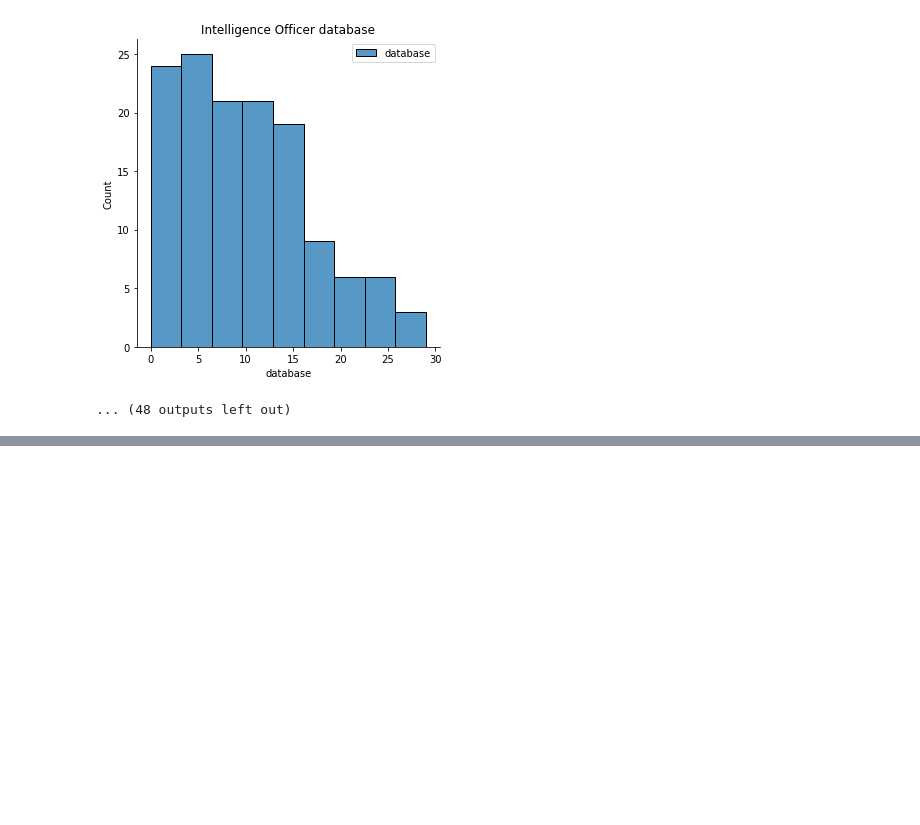
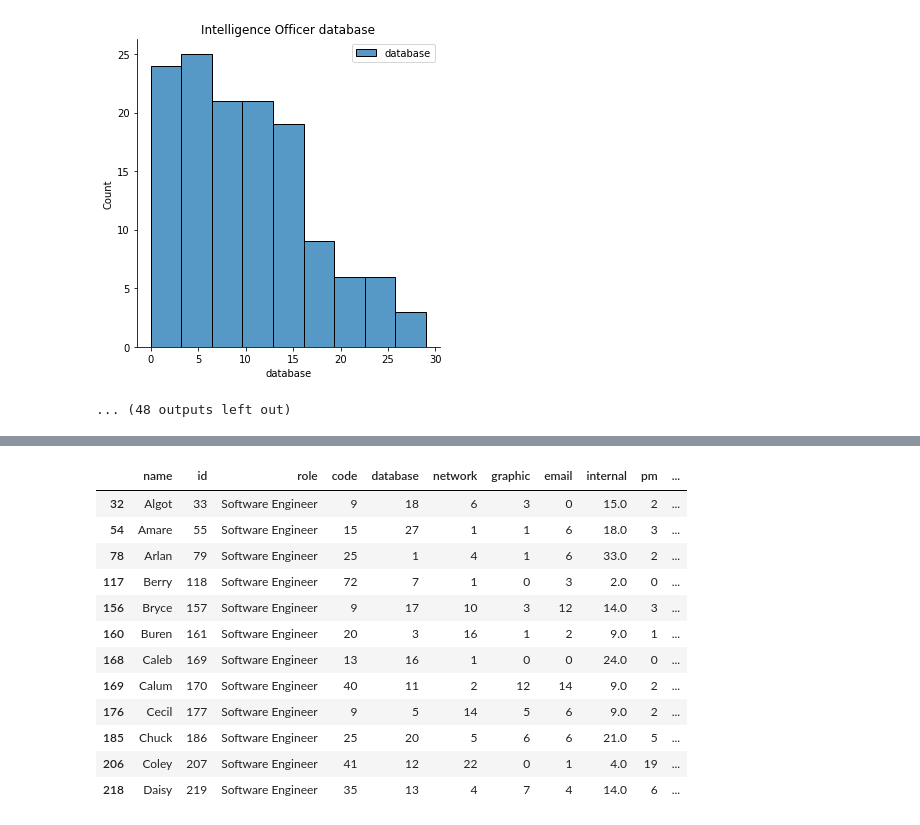
Before and after one commit to Nate8888/TigerGraphHack, a Jupyter notebook: Insider_Threat_Anomaly_Detection.ipynb, the cells around one changed output, grey strips where cells are left out. Cells and saved outputs as stored; diff of their text form; code cells hidden in the pictures; blank space fills up the shorter version.

```diff
--- a/Insider_Threat_Anomaly_Detection.ipynb
+++ b/Insider_Threat_Anomaly_Detection.ipynb
@@ -51,0 +120,16 @@ for role in df.role.unique():
+# %%
+df_se[df_se.anomaly == -1]
+# %% [output]
+|  | name | id | role | code | database | network | graphic | email | internal | pm | ... |
+| 32 | Algot | 33 | Software Engineer | 9 | 18 | 6 | 3 | 0 | 15.0 | 2 | ... |
+| 54 | Amare | 55 | Software Engineer | 15 | 27 | 1 | 1 | 6 | 18.0 | 3 | ... |
+| 78 | Arlan | 79 | Software Engineer | 25 | 1 | 4 | 1 | 6 | 33.0 | 2 | ... |
+| 117 | Berry | 118 | Software Engineer | 72 | 7 | 1 | 0 | 3 | 2.0 | 0 | ... |
+| 156 | Bryce | 157 | Software Engineer | 9 | 17 | 10 | 3 | 12 | 14.0 | 3 | ... |
+| 160 | Buren | 161 | Software Engineer | 20 | 3 | 16 | 1 | 2 | 9.0 | 1 | ... |
+| 168 | Caleb | 169 | Software Engineer | 13 | 16 | 1 | 0 | 0 | 24.0 | 0 | ... |
+| 169 | Calum | 170 | Software Engineer | 40 | 11 | 2 | 12 | 14 | 9.0 | 2 | ... |
+| 176 | Cecil | 177 | Software Engineer | 9 | 5 | 14 | 5 | 6 | 9.0 | 2 | ... |
+| 185 | Chuck | 186 | Software Engineer | 25 | 20 | 5 | 6 | 6 | 21.0 | 5 | ... |
+| 206 | Coley | 207 | Software Engineer | 41 | 12 | 22 | 0 | 1 | 4.0 | 19 | ... |
+| 218 | Daisy | 219 | Software Engineer | 35 | 13 | 4 | 7 | 4 | 14.0 | 6 | ... |
```
Also changed, not shown: parts of 7 cells of this notebook.
